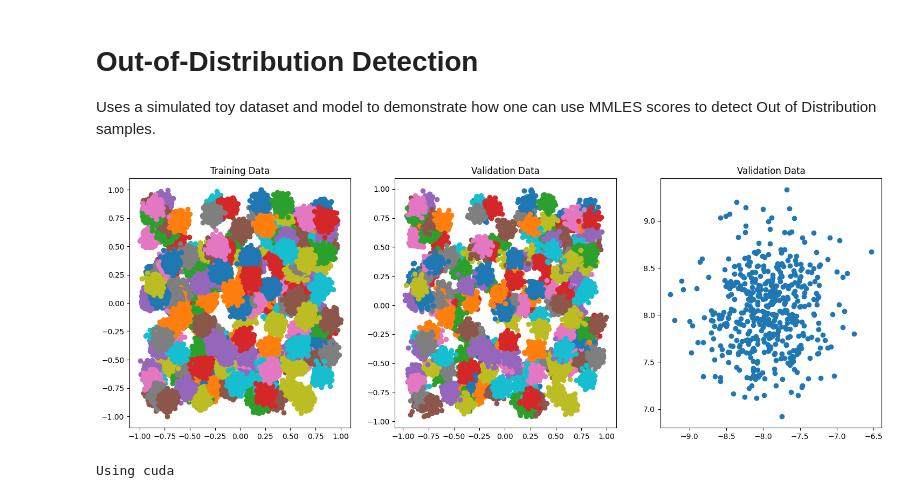
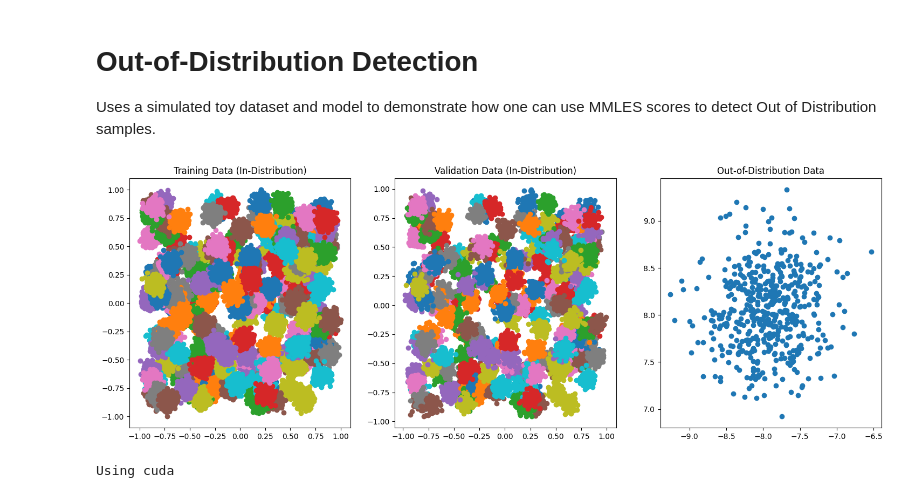
Before and after one commit to dcyoung/ml-triangulation, a Jupyter notebook: ood_detection.ipynb, the cells around one changed output. Cells and saved outputs as stored; diff of their text form; code cells hidden in the pictures.

```diff
--- a/ood_detection.ipynb
+++ b/ood_detection.ipynb
@@ -24,37 +24,37 @@ x_ood, y_ood = x_all[y_all == NUM_CLASSES], y_all[y_all == NUM_CLASSES]
 x_id, y_id = x_all[y_all != NUM_CLASSES], y_all[y_all != NUM_CLASSES]
 
 # Split the data into train and test with 80 train / 20 test
 x_train, x_val, y_train, y_val = train_test_split(x_id, y_id, test_size=0.2, random_state=RANDOM_SEED,shuffle=True)
 
 # Normalize the samples according to the training data
 X_TRAIN_MIN = x_train.min(axis=0)
 X_TRAIN_RANGE = x_train.ptp(axis=0)
 
 x_train = 2 * (x_train - X_TRAIN_MIN) / X_TRAIN_RANGE - 1
 x_val = 2 * (x_val - X_TRAIN_MIN) / X_TRAIN_RANGE - 1
 # x_ood = 2 * (x_ood - X_TRAIN_MIN) / X_TRAIN_RANGE - 1
 
 # Plot the data
 fig = plt.figure(figsize =(18,6))
 ax = fig.add_subplot(1,3,1)
 for label in np.unique(y_train):
     ax.scatter(x_train[y_train == label, 0], x_train[y_train == label,1], label=f"Label = {label}")
-ax.set_title("Training Data")
+ax.set_title("Training Data (In-Distribution)")
 # ax.legend()
 ax = fig.add_subplot(1,3,2)
 for label in np.unique(y_val):
     ax.scatter(x_val[y_val == label, 0], x_val[y_val == label,1], label=f"Label = {label}")
-ax.set_title("Validation Data")
+ax.set_title("Validation Data (In-Distribution)")
 # ax.legend()
 ax = fig.add_subplot(1,3,3)
 for label in np.unique(y_ood):
     ax.scatter(x_ood[y_ood == label, 0], x_ood[y_ood == label,1], label=f"Label = {label}")
-ax.set_title("Validation Data")
+ax.set_title("Out-of-Distribution Data")
 # ax.legend()
 
 plt.show()
 # %% [output]
-[figure, old version]
+[figure, new version]
 # %%
 device = "cuda" if torch.cuda.is_available() else "cpu"
 print(f"Using {device}")
```
Also changed, not shown: parts of 1 cell of this notebook, 2 other files.
